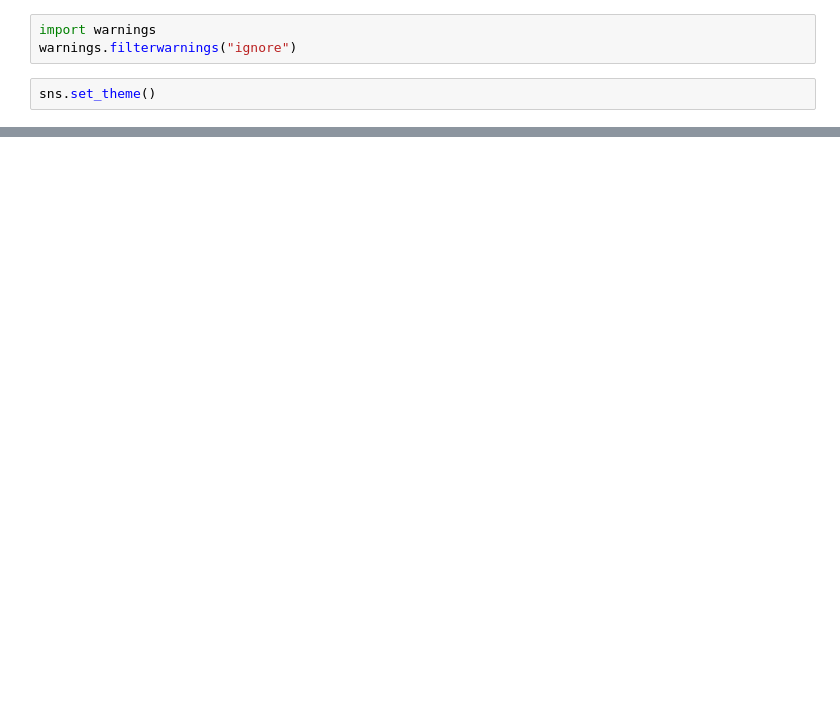
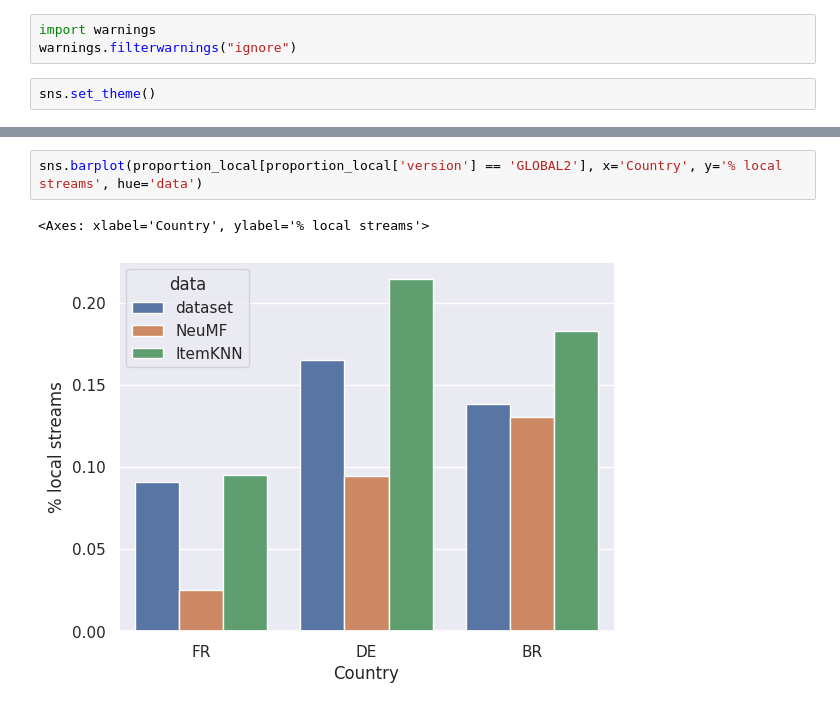
Before and after one commit to kmatrosova/LocalMusicRecSys2024, a Jupyter notebook: figures.ipynb, the cells around one changed output, grey strips where cells are left out. Drawn from its saved outputs; the diff is of its cells as text; blank space fills up the shorter version.

```diff
--- a/figures.ipynb
+++ b/figures.ipynb
@@ -147,0 +197,5 @@ sns.barplot(proportion_local, x='Country', y='% local streams', hue='Data')
+# %%
+sns.barplot(proportion_local[proportion_local['version'] == 'GLOBAL2'], x='Country', y='% local streams', hue='data')
+# %% [output]
+<Axes: xlabel='Country', ylabel='% local streams'>
+[figure, added]
```
Also changed, not shown: parts of 10 cells of this notebook, 6 other files.
